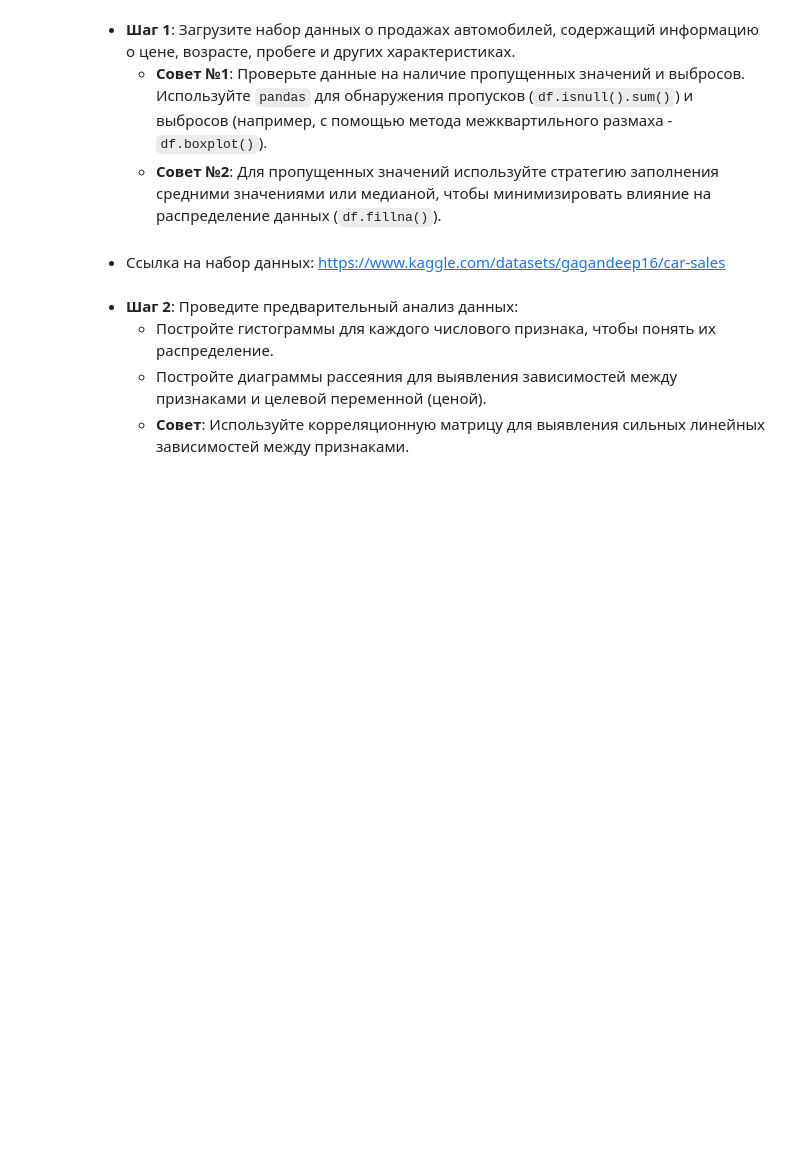
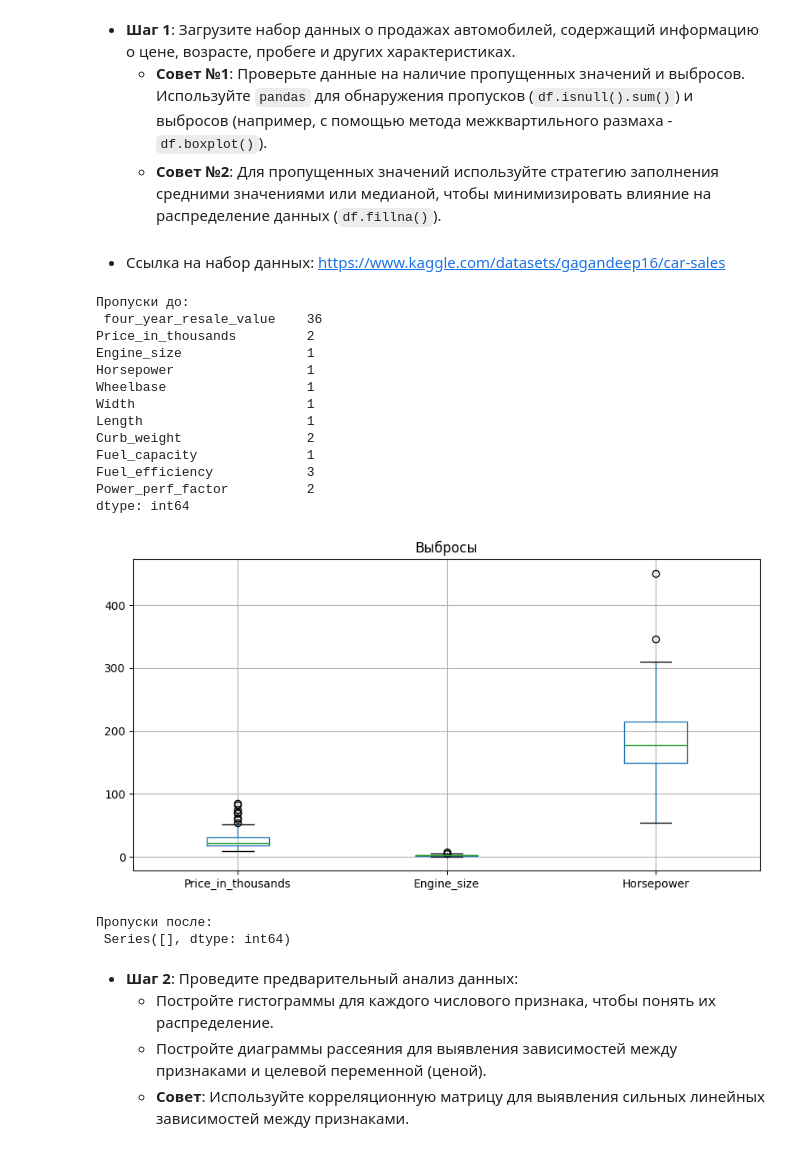
Before and after one commit to re-side/ml_basic, a Jupyter notebook: Практическая_работа_№5_Линейная_и_логистическая_регрессия.ipynb, the cells around one changed output. Drawn from its saved outputs; the diff is of its cells as text; code cells hidden in the pictures; blank space fills up the shorter version.

```diff
--- a/Практическая_работа_№5_Линейная_и_логистическая_регрессия.ipynb
+++ b/Практическая_работа_№5_Линейная_и_логистическая_регрессия.ipynb
@@ -18,3 +16,39 @@
+# %%
+import pandas as pd
+import matplotlib.pyplot as plt
+import seaborn as sns
+
+url = 'https://raw.githubusercontent.com/yashmukaty/Analytics-Case-study/master/Car_sales.csv'
+df = pd.read_csv(url)
+
+print("Пропуски до:\n", df.isnull().sum()[df.isnull().sum() > 0])
+
+plt.figure(figsize=(10, 5))
+df[['Price_in_thousands', 'Engine_size', 'Horsepower']].boxplot()
+plt.title('Выбросы')
+plt.show()
+
+num_cols = df.select_dtypes(include='number').columns
+df[num_cols] = df[num_cols].fillna(df[num_cols].median())
+
+print("\nПропуски после:\n", df.isnull().sum()[df.isnull().sum() > 0])
+# %% [output]
+Пропуски до:
+ four_year_resale_value    36
+Price_in_thousands         2
+Engine_size                1
+Horsepower                 1
+Wheelbase                  1
+Width                      1
+Length                     1
+Curb_weight                2
+Fuel_capacity              1
+Fuel_efficiency            3
+Power_perf_factor          2
+dtype: int64
+[figure, added]
+Пропуски после:
+ Series([], dtype: int64)
 # %% [markdown]
 - **Шаг 2**: Проведите предварительный анализ данных:
   - Постройте гистограммы для каждого числового признака, чтобы понять их распределение.
```
Also changed, not shown: parts of 1 cell of this notebook.
